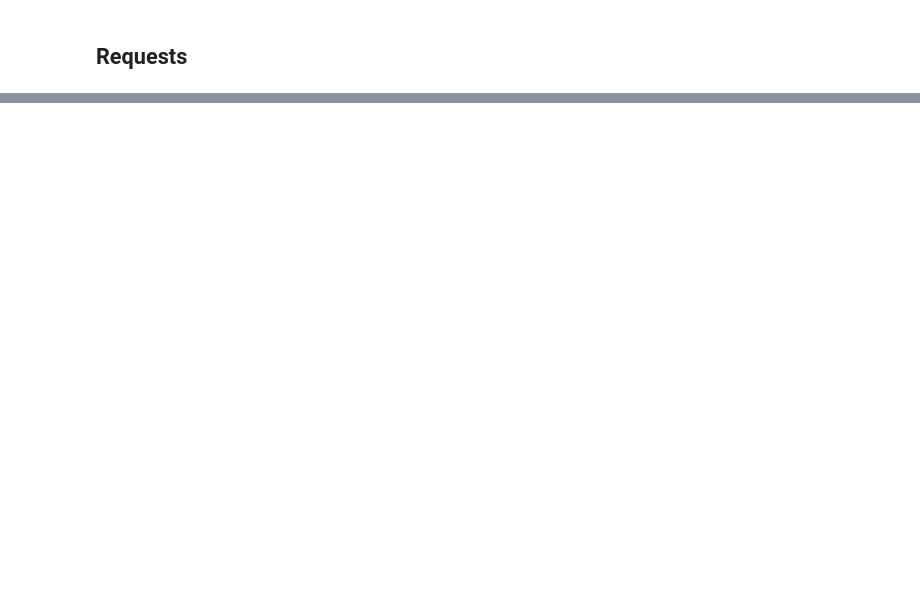
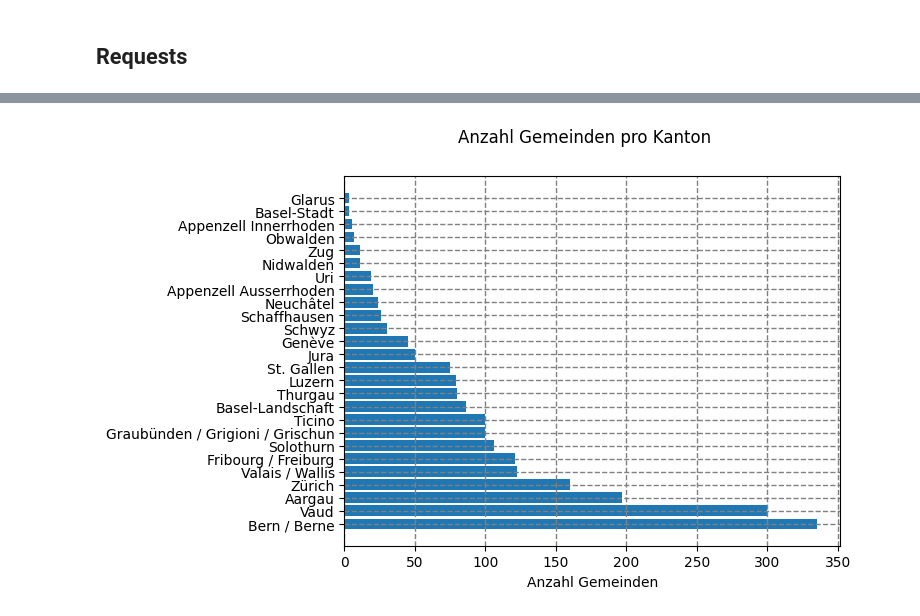
Before and after one commit to bequrios/JupyterLite_Local, a Jupyter notebook: notebooks/notebook.ipynb, the cells around one changed output, grey strips where cells are left out. Saved outputs shown, nothing was run; the diff lists cells and outputs as text; code cells hidden in the pictures; blank space fills up the shorter version.

Commit message:
munies

```diff
--- a/notebooks/notebook.ipynb
+++ b/notebooks/notebook.ipynb
@@ -28,0 +157,33 @@ print(response.status_code)
+# %%
+query = """
+
+PREFIX vl: <https://version.link/>
+PREFIX admin: <https://schema.ld.admin.ch/>
+PREFIX schema: <http://schema.org/>
+
+SELECT ?canton ?cantonName ?numberOfMunies
+FROM <https://lindas.admin.ch/fso/register>
+WHERE {
+
+    ?canton schema:legalName ?cantonName.
+
+    {
+        SELECT ?canton (COUNT(?muni) AS ?numberOfMunies)
+        WHERE {
+
+            ?muni a admin:PoliticalMunicipality;
+                a vl:Identity;
+                schema:isPartOf/schema:isPartOf ?canton.
+
+            MINUS {?muni a vl:Deprecated}
+
+        } GROUP BY ?canton
+
+    }
+} ORDER BY DESC(?numberOfMunies)
+
+"""
+
+df = query_endpoint("https://lindas.int.cz-aws.net/query", query)
+
+display_result(df)
@@ -28,0 +208,10 @@ print(response.status_code)
+# %%
+from matplotlib import pyplot as plt
+
+plt.barh(df["cantonName"], df["numberOfMunies"])
+plt.suptitle("Anzahl Gemeinden pro Kanton")
+plt.xlabel("Anzahl Gemeinden")
+plt.grid(color = "grey", linestyle = "--", linewidth=1)
+plt.show()
+# %% [output]
+[figure, added]
```
Also changed, not shown: parts of 12 cells of this notebook, 2 other files.
